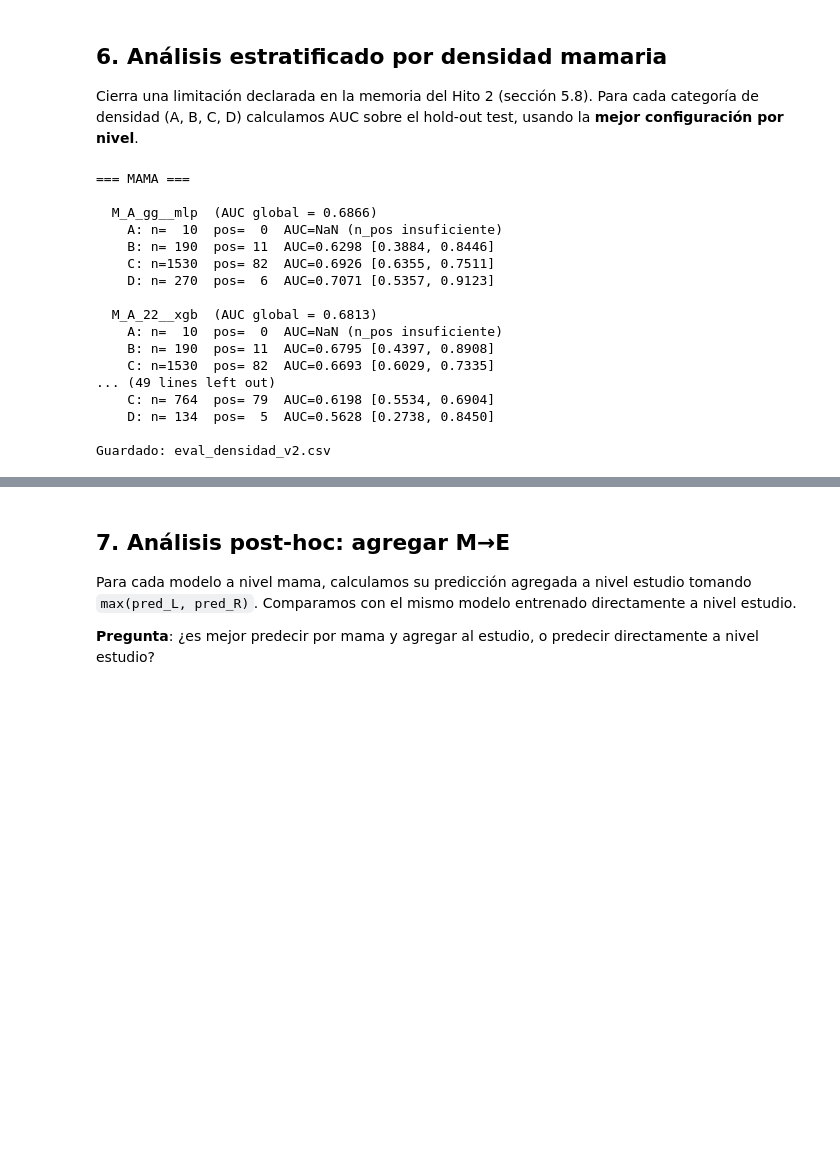
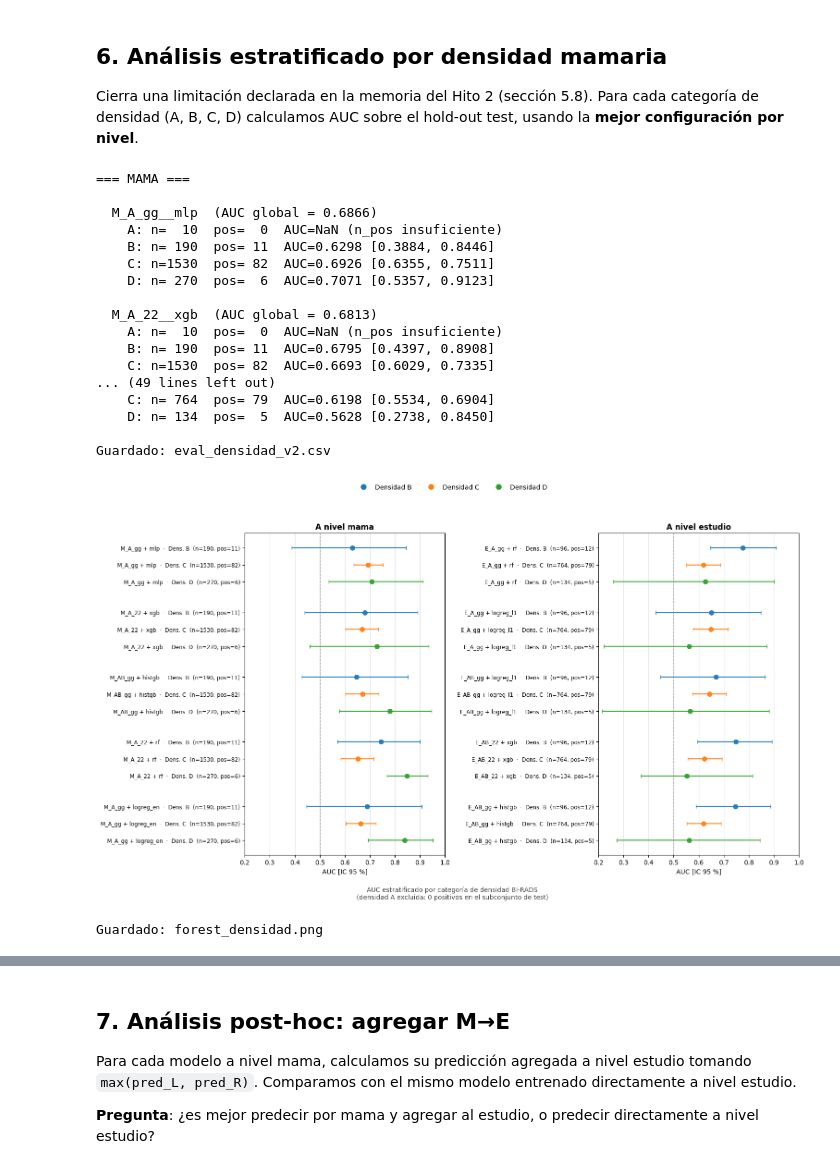
Before and after one commit to vicrdgz/Clasificacion-BIRADS-mamografia-cribado-asymmirai, a Jupyter notebook: notebooks/10_evaluacion_v2.ipynb, the cells around one changed output, grey strips where cells are left out. Drawn from its saved outputs; the diff is of its cells as text; code cells hidden in the pictures; blank space fills up the shorter version.

```diff
--- a/notebooks/10_evaluacion_v2.ipynb
+++ b/notebooks/10_evaluacion_v2.ipynb
@@ -380,7 +449,7 @@ def auc_por_estrato(y_true, y_pred, densities, n_boot=1000):
         mask = densities == d
         n = int(mask.sum())
         n_pos = int(y_true[mask].sum())
-        if n_pos < 5 or (n - n_pos) < 5:
+        if n_pos < 2 or (n - n_pos) < 2:
             rows.append({'densidad': d, 'n': n, 'n_pos': n_pos, 'auc': np.nan, 'auc_lo': np.nan, 'auc_hi': np.nan})
             continue
         auc, lo, hi = bootstrap_metric_ci(y_true[mask], y_pred[mask], roc_auc_score, n_boot=n_boot)
@@ -404,30 +473,80 @@ for level, top in top_by_level.items():
         df_d.insert(0, 'config', r['config']); df_d.insert(1, 'head', r['head']); df_d.insert(2, 'level', level)
         density_rows.append(df_d)
         print(f'\n  {r["config"]}__{r["head"]}  (AUC global = {r["auc"]:.4f})')
         for _, dr in df_d.iterrows():
             if not np.isnan(dr['auc']):
                 print(f'    {dr["densidad"]}: n={dr["n"]:4d}  pos={dr["n_pos"]:3d}  AUC={dr["auc"]:.4f} [{dr["auc_lo"]:.4f}, {dr["auc_hi"]:.4f}]')
             else:
                 print(f'    {dr["densidad"]}: n={dr["n"]:4d}  pos={dr["n_pos"]:3d}  AUC=NaN (n_pos insuficiente)')
 
 df_density = pd.concat(density_rows, ignore_index=True)
 df_density.to_csv(os.path.join(PRED_DIR_V2, 'eval_densidad_v2.csv'), index=False)
 print(f'\nGuardado: eval_densidad_v2.csv')
+
+# ─────────────────────────────────────────────────────────────────────
+# FOREST PLOT — Ilustración 11 de la memoria
+# (añadido en Hito 3: cierra el hueco de la figura citada)
+# ─────────────────────────────────────────────────────────────────────
+_color_dens = {'B': '#1f77b4', 'C': '#ff7f0e', 'D': '#2ca02c'}
+_dens_show = ['B', 'C', 'D']  # A se excluye (0 positivos en test)
+
+fig, axes = plt.subplots(1, 2, figsize=(15.5, 9), sharex=True)
+
+for ax_idx, level in enumerate(['mama', 'estudio']):
+    ax = axes[ax_idx]
+    df_sub = df_density[df_density.level == level]
+    top = top_by_level[level]
+    yticks, yticklabels, y_pos = [], [], 0
+
+    for _, tr in top.iterrows():
+        cfg, head = tr['config'], tr['head']
+        for d in _dens_show:
+            r_sub = df_sub[(df_sub['config']==cfg)&(df_sub['head']==head)&(df_sub['densidad']==d)]
+            if len(r_sub) == 0:
+                continue
+            r = r_sub.iloc[0]
+            if not np.isnan(r['auc']):
+                ax.errorbar(r['auc'], y_pos,
+                            xerr=[[r['auc']-r['auc_lo']], [r['auc_hi']-r['auc']]],
+                            fmt='o', color=_color_dens[d], capsize=3, markersize=7, linewidth=1.6, alpha=0.9)
+                label = f'{cfg} + {head}  ·  Dens. {d}  (n={r["n"]}, pos={r["n_pos"]})'
+            else:
+                label = f'{cfg} + {head}  ·  Dens. {d}  (n insuf.)'
+            yticks.append(y_pos); yticklabels.append(label); y_pos += 1
+        y_pos += 0.8
+
+    ax.set_yticks(yticks); ax.set_yticklabels(yticklabels, fontsize=8.5)
+    ax.axvline(0.5, color='gray', linestyle='--', linewidth=1, alpha=0.6)
+    ax.set_xlim(0.2, 1.0); ax.set_xlabel('AUC [IC 95 %]')
+    ax.set_title(f'A nivel {level}', fontsize=12, fontweight='bold')
+    ax.grid(alpha=0.3, axis='x'); ax.invert_yaxis()
+
+_handles = [plt.Line2D([], [], marker='o', color=c, linestyle='', markersize=8, label=f'Densidad {d}')
+            for d, c in _color_dens.items()]
+fig.legend(handles=_handles, loc='upper center', ncol=3, bbox_to_anchor=(0.5, 1.00), frameon=False, fontsize=10)
+fig.suptitle('AUC estratificado por categoría de densidad BI-RADS\n(densidad A excluida: 0 positivos en el subconjunto de test)',
+             y=0.02, fontsize=10, color='#444')
+plt.tight_layout(rect=[0, 0.03, 1, 0.96])
+plt.savefig(os.path.join(PRED_DIR_V2, 'forest_densidad.png'), dpi=150, bbox_inches='tight')
+plt.show()
+print('Guardado: forest_densidad.png')
 # %% [output]
 === MAMA ===
 
   M_A_gg__mlp  (AUC global = 0.6866)
     A: n=  10  pos=  0  AUC=NaN (n_pos insuficiente)
     B: n= 190  pos= 11  AUC=0.6298 [0.3884, 0.8446]
     C: n=1530  pos= 82  AUC=0.6926 [0.6355, 0.7511]
     D: n= 270  pos=  6  AUC=0.7071 [0.5357, 0.9123]
 
   M_A_22__xgb  (AUC global = 0.6813)
     A: n=  10  pos=  0  AUC=NaN (n_pos insuficiente)
     B: n= 190  pos= 11  AUC=0.6795 [0.4397, 0.8908]
     C: n=1530  pos= 82  AUC=0.6693 [0.6029, 0.7335]
 ... (49 lines left out)
     C: n= 764  pos= 79  AUC=0.6198 [0.5534, 0.6904]
     D: n= 134  pos=  5  AUC=0.5628 [0.2738, 0.8450]
 
 Guardado: eval_densidad_v2.csv
+[figure, added]
+Guardado: forest_densidad.png
```
Also changed, not shown: parts of 7 cells of this notebook, 6 other files.
